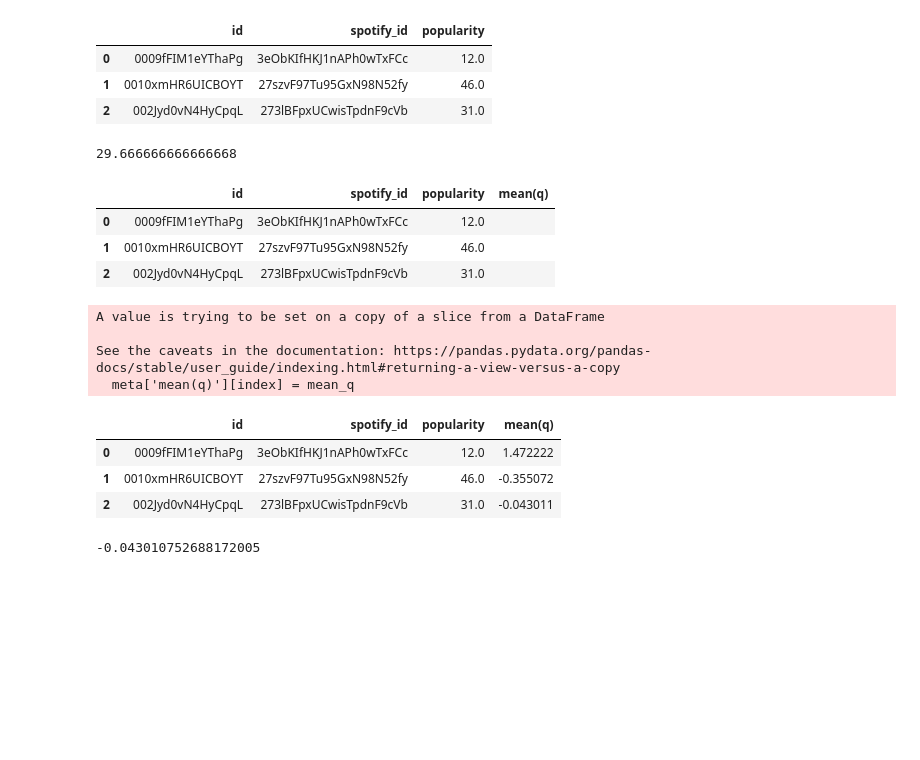
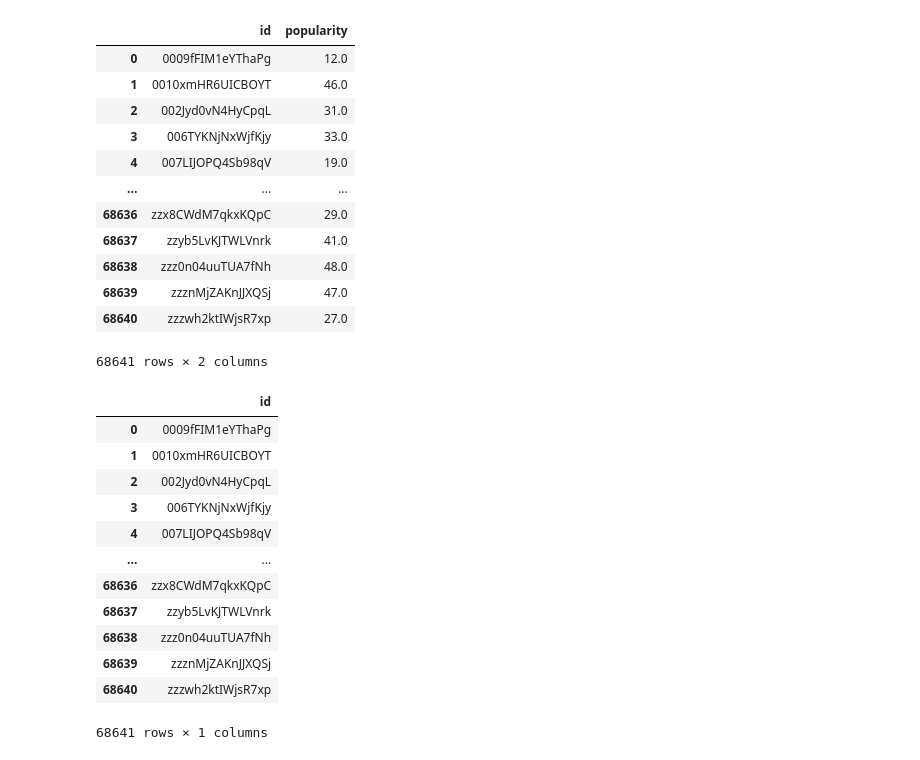
Before and after one commit to 16Bit-Rahil/MMSR_WT22_Group_D, a Jupyter notebook: popularity.ipynb, the cells around one changed output. Cells and saved outputs as stored; diff of their text form; code cells hidden in the pictures; blank space fills up the shorter version.

Commit message:
popularity updated

```diff
--- a/popularity.ipynb
+++ b/popularity.ipynb
@@ -13,43 +9,35 @@ id_metadata
 # %%
 meta = id_metadata.drop(id_metadata.iloc[:,3:11],axis=1)
+meta = meta.drop('spotify_id',axis=1)
 meta
 # %% [output]
-|  | id | spotify_id | popularity |
-| 0 | 0009fFIM1eYThaPg | 3eObKIfHKJ1nAPh0wTxFCc | 12.0 |
-| 1 | 0010xmHR6UICBOYT | 27szvF97Tu95GxN98N52fy | 46.0 |
-| 2 | 002Jyd0vN4HyCpqL | 273lBFpxUCwisTpdnF9cVb | 31.0 |
+|  | id | popularity |
+| 0 | 0009fFIM1eYThaPg | 12.0 |
+| 1 | 0010xmHR6UICBOYT | 46.0 |
+| 2 | 002Jyd0vN4HyCpqL | 31.0 |
+| 3 | 006TYKNjNxWjfKjy | 33.0 |
+| 4 | 007LIJOPQ4Sb98qV | 19.0 |
+| ... | ... | ... |
+| 68636 | zzx8CWdM7qkxKQpC | 29.0 |
+| 68637 | zzyb5LvKJTWLVnrk | 41.0 |
+| 68638 | zzz0n04uuTUA7fNh | 48.0 |
+| 68639 | zzznMjZAKnJJXQSj | 47.0 |
+| 68640 | zzzwh2ktIWjsR7xp | 27.0 |
+68641 rows × 2 columns
-# %%
-mean_pop = meta["popularity"].mean()
-mean_pop
-# %% [output]
-29.666666666666668
-# %%
-meta['mean(q)'] = ""
-meta
-# %% [output]
-|  | id | spotify_id | popularity | mean(q) |
-| 0 | 0009fFIM1eYThaPg | 3eObKIfHKJ1nAPh0wTxFCc | 12.0 |  |
-| 1 | 0010xmHR6UICBOYT | 27szvF97Tu95GxN98N52fy | 46.0 |  |
-| 2 | 002Jyd0vN4HyCpqL | 273lBFpxUCwisTpdnF9cVb | 31.0 |  |
-# %%
-for index in meta.index:
-    pop_q = meta['popularity'][index]
-    mean_q = (mean_pop - pop_q)/pop_q
-    meta['mean(q)'][index] = mean_q
-# %% [output]
-A value is trying to be set on a copy of a slice from a DataFrame
-
-See the caveats in the documentation: https://pandas.pydata.org/pandas-docs/stable/user_guide/indexing.html#returning-a-view-versus-a-copy
-  meta['mean(q)'][index] = mean_q
-# %%
-meta
-# %% [output]
-|  | id | spotify_id | popularity | mean(q) |
-| 0 | 0009fFIM1eYThaPg | 3eObKIfHKJ1nAPh0wTxFCc | 12.0 | 1.472222 |
-| 1 | 0010xmHR6UICBOYT | 27szvF97Tu95GxN98N52fy | 46.0 | -0.355072 |
-| 2 | 002Jyd0vN4HyCpqL | 273lBFpxUCwisTpdnF9cVb | 31.0 | -0.043011 |
-# %%
-median = meta["mean(q)"].median()
-median
-# %% [output]
--0.043010752688172005
+# %%
+ids = meta.drop('popularity', axis = 1)
+ids
+# %% [output]
+|  | id |
+| 0 | 0009fFIM1eYThaPg |
+| 1 | 0010xmHR6UICBOYT |
+| 2 | 002Jyd0vN4HyCpqL |
+| 3 | 006TYKNjNxWjfKjy |
+| 4 | 007LIJOPQ4Sb98qV |
+| ... | ... |
+| 68636 | zzx8CWdM7qkxKQpC |
+| 68637 | zzyb5LvKJTWLVnrk |
+| 68638 | zzz0n04uuTUA7fNh |
+| 68639 | zzznMjZAKnJJXQSj |
+| 68640 | zzzwh2ktIWjsR7xp |
+68641 rows × 1 columns
```
Also changed, not shown: parts of 5 cells of this notebook.
